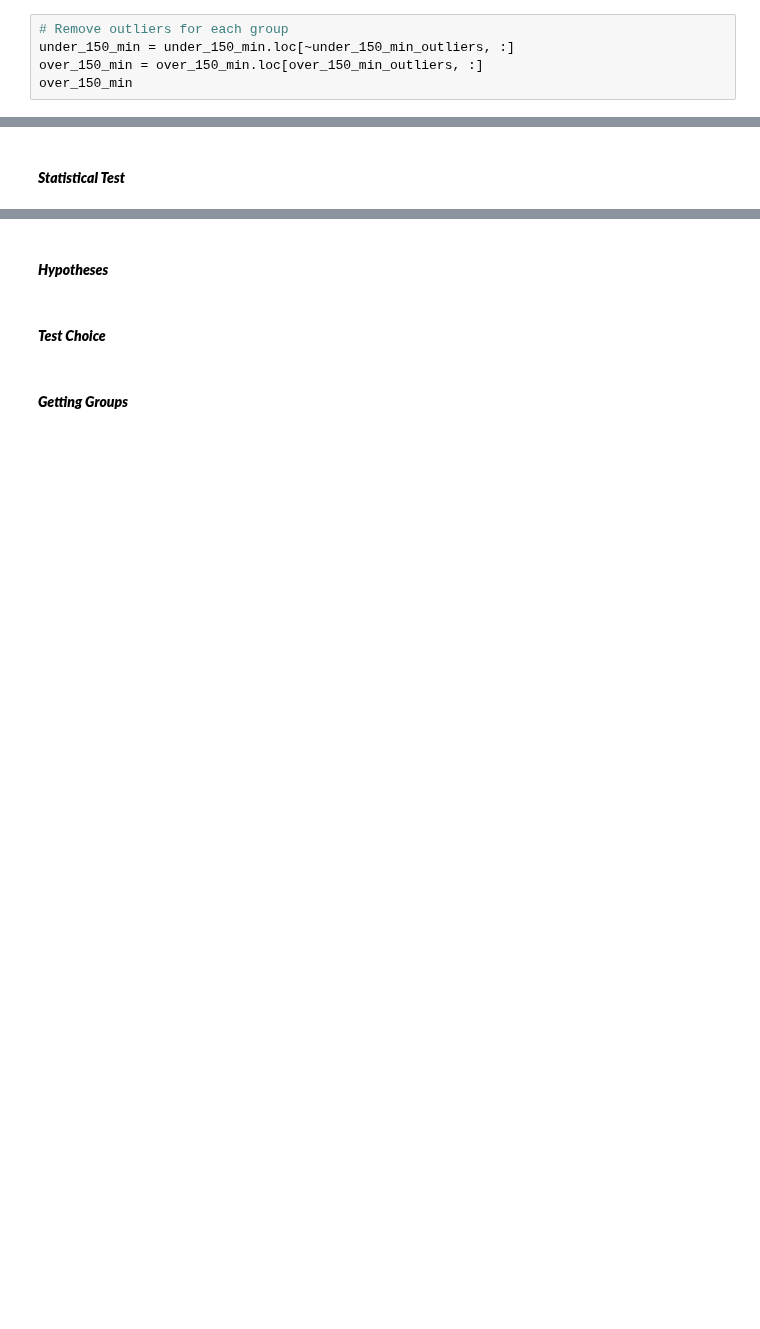
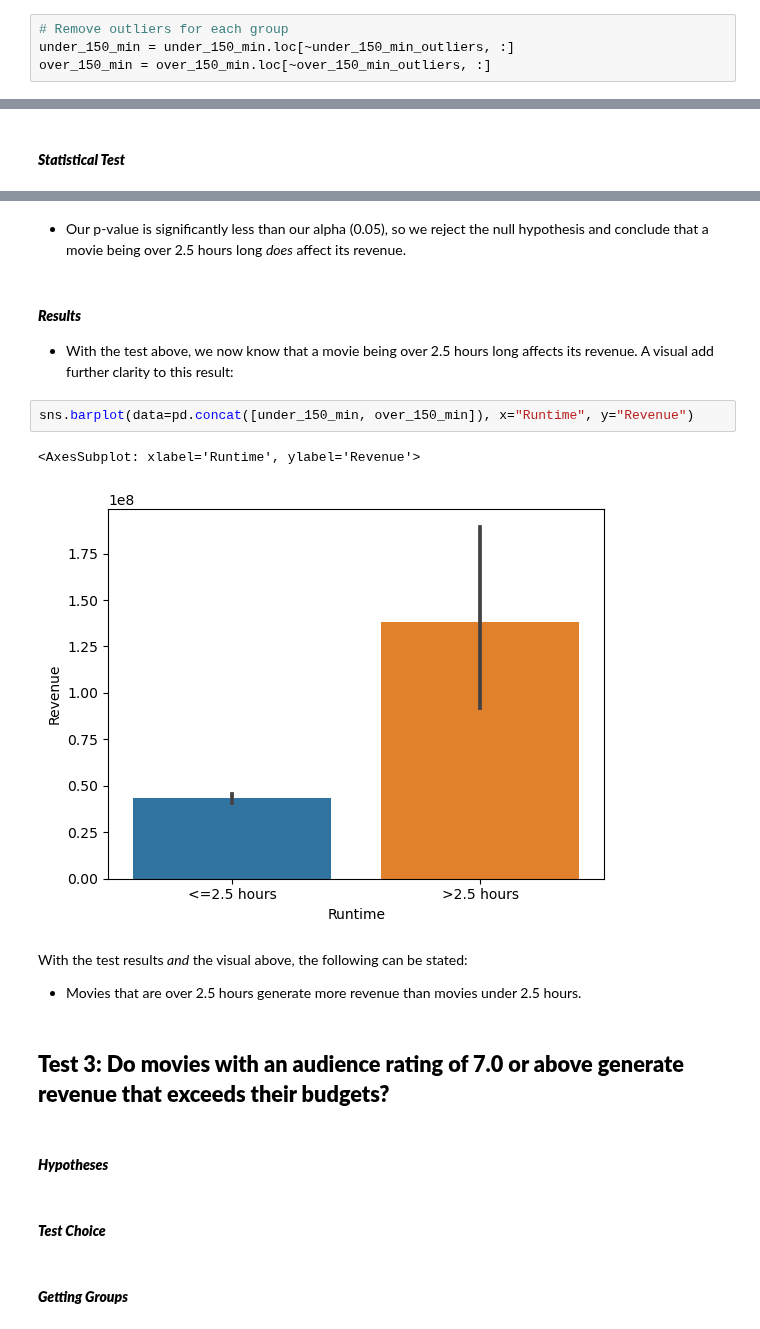
Before and after one commit to john-a-dixon/movie-success-analysis, a Jupyter notebook: 4-hypothesis-testing.ipynb, the cells around one changed output, grey strips where cells are left out. Saved outputs shown, nothing was run; the diff lists cells and outputs as text; blank space fills up the shorter version.

```diff
--- a/4-hypothesis-testing.ipynb
+++ b/4-hypothesis-testing.ipynb
@@ -308,5 +298,4 @@ There are 1 outliers for movies that are over 2.5 hours.
 # %%
 # Remove outliers for each group
 under_150_min = under_150_min.loc[~under_150_min_outliers, :]
-over_150_min = over_150_min.loc[over_150_min_outliers, :]
-over_150_min
+over_150_min = over_150_min.loc[~over_150_min_outliers, :]
@@ -330,3 +341,19 @@ over_150_min
+# %% [markdown]
+- Our p-value is significantly less than our alpha (0.05), so we reject the null hypothesis and conclude that a movie being over 2.5 hours long _does_ affect its revenue.
+# %% [markdown]
+#### **_Results_**
+
+- With the test above, we now know that a movie being over 2.5 hours long affects its revenue. A visual add further clarity to this result:
+# %%
+sns.barplot(data=pd.concat([under_150_min, over_150_min]), x="Runtime", y="Revenue")
+# %% [output]
+<AxesSubplot: xlabel='Runtime', ylabel='Revenue'>
+[figure, added]
+# %% [markdown]
+With the test results _and_ the visual above, the following can be stated:
+- Movies that are over 2.5 hours generate more revenue than movies under 2.5 hours.
+# %% [markdown]
+## **Test 3: Do movies with an audience rating of 7.0 or above generate revenue that exceeds their budgets?**
 # %% [markdown]
 #### **_Hypotheses_**
 # %% [markdown]
```
Also changed, not shown: parts of 25 cells of this notebook.
